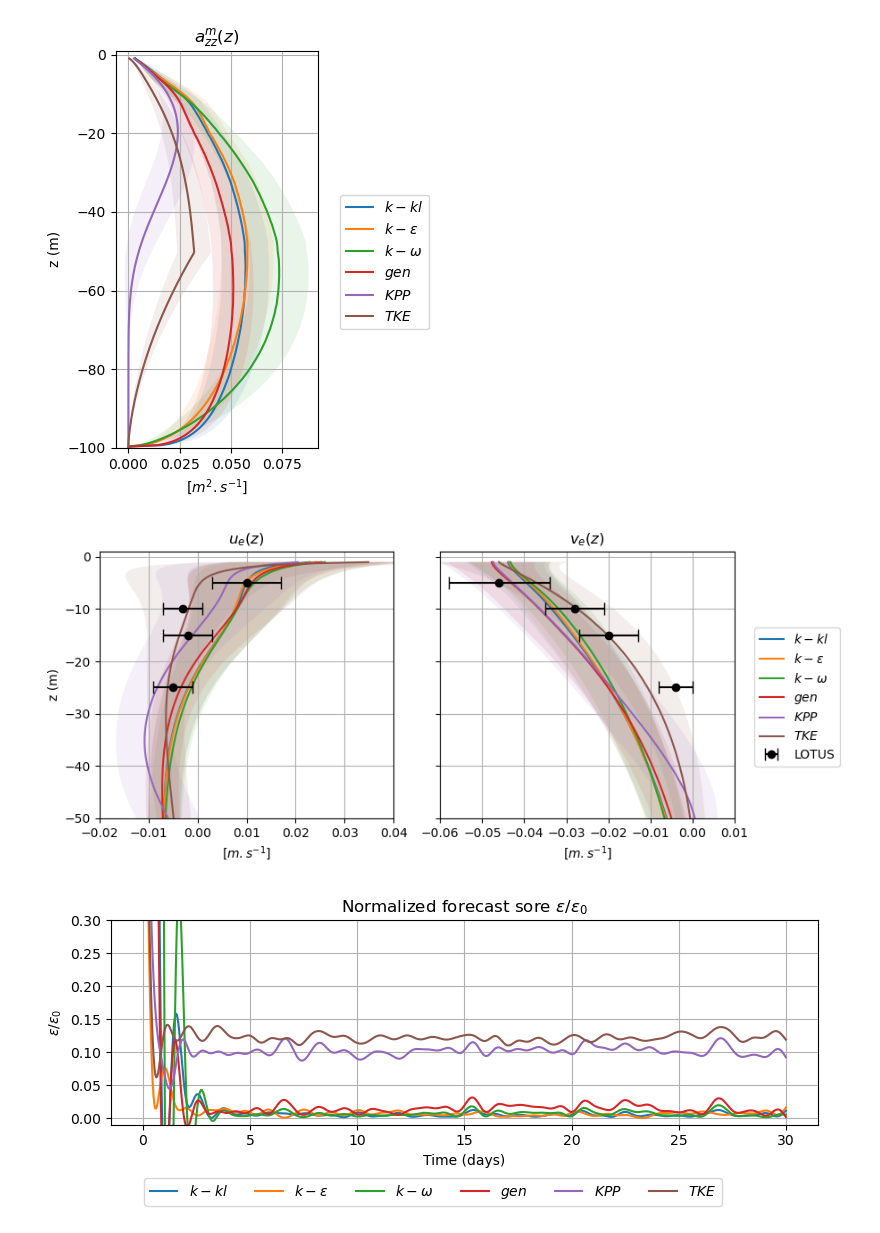
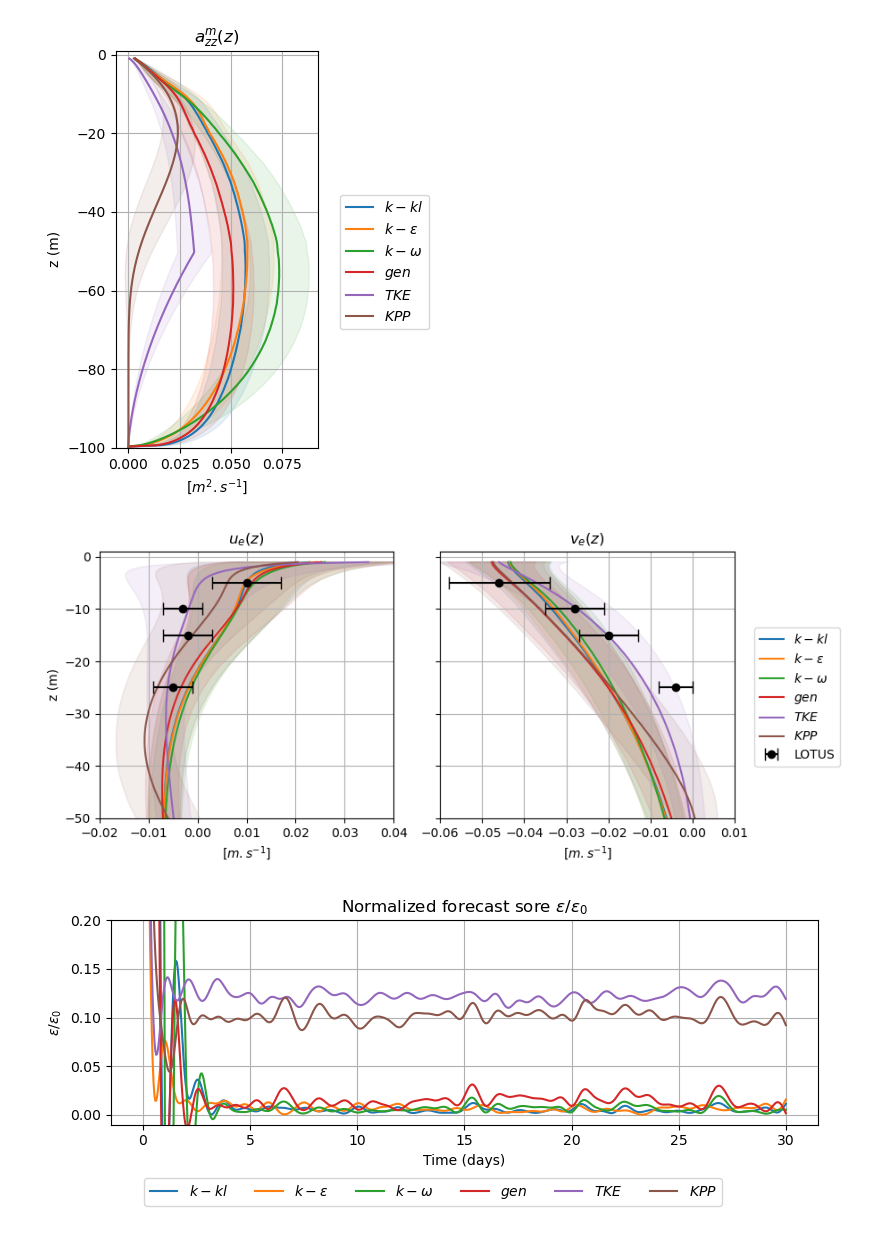
Before and after one commit to mattmattnex/taia-1DV-FD, a Jupyter notebook: experiments/2_Lotus_stationary/stationary_analysis.ipynb, the cells around one changed output. Drawn from its saved outputs; the diff is of its cells as text; code cells hidden in the pictures.

```diff
--- a/experiments/2_Lotus_stationary/stationary_analysis.ipynb
+++ b/experiments/2_Lotus_stationary/stationary_analysis.ipynb
@@ -11,14 +11,14 @@ files_closure_impact = {
     r'$k-\varepsilon$' : f'k-epsilon_ne{NENS}.nc',
     r'$k-\omega$'      : f'k-omega_ne{NENS}.nc',
     r'$gen$'           : f'gen_ne{NENS}.nc',
-    r'$KPP$'           : f'kpp_ne{NENS}.nc',
-    r'$TKE$'           : f'tke_ne{NENS}.nc'
+    r'$TKE$'           : f'tke_ne{NENS}.nc',
+    r'$KPP$'           : f'kpp_ne{NENS}.nc'
     }
 # %%
 lotus.plot_mixing(files_closure_impact, figsize=(3, 5), hmax = 100)
 lotus.plot_profiles(files_closure_impact, figsize=(8,4))
-lotus.plot_forecast(files_closure_impact, ne = NENS, ylim = (-0.01, 0.3), figsize=(8,3))
+lotus.plot_forecast(files_closure_impact, ne = NENS, ylim = (-0.01, 0.2), figsize=(8,3))
 # %% [output]
-[figure, old version]
+[figure, new version]
-[figure, old version]
+[figure, new version]
-[figure, old version]
+[figure, new version]
```
Also changed, not shown: 32 other files.
